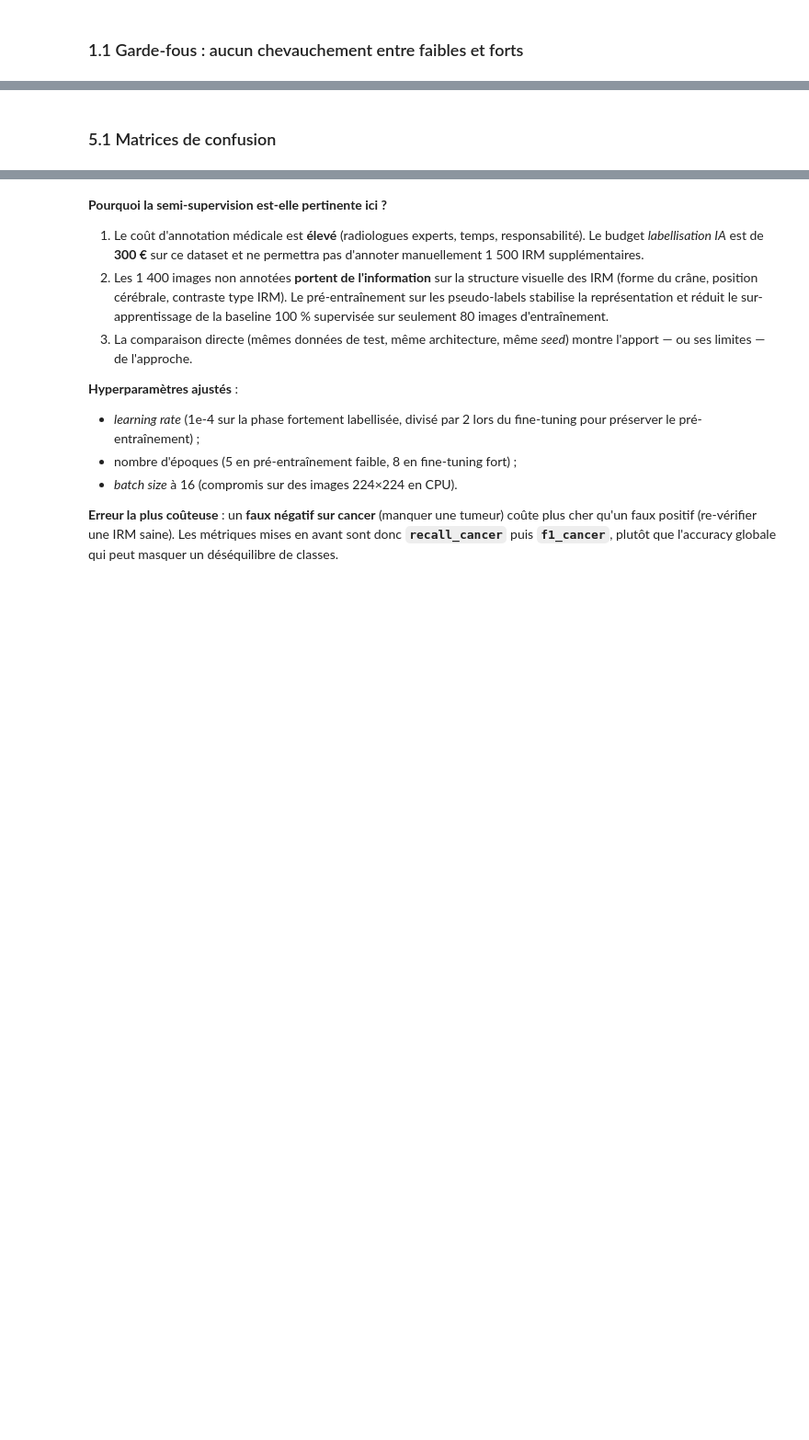
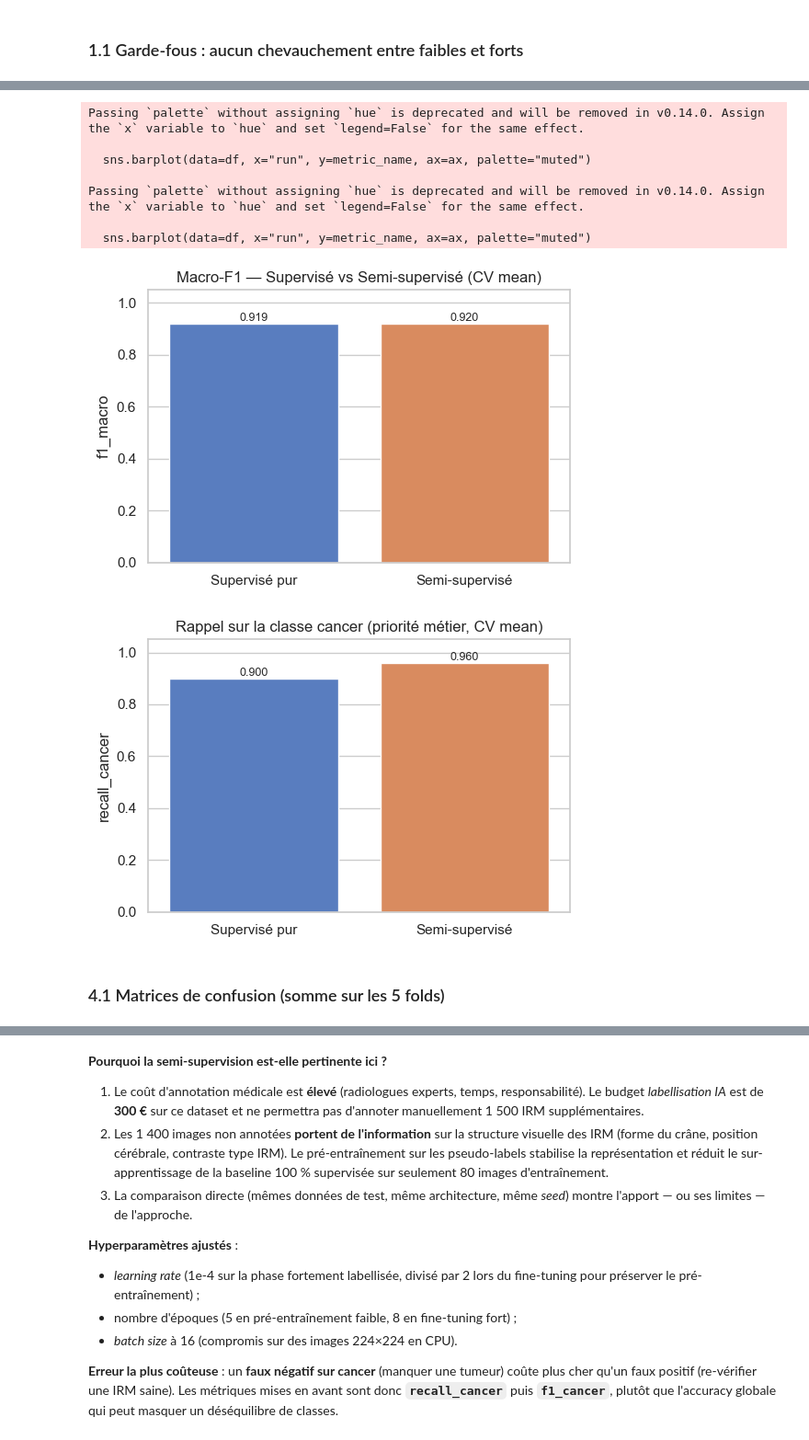
Before and after one commit to BenoitJT-GIRARD/mri-semisupervised, a Jupyter notebook: notebooks/02_semi_supervised.ipynb, the cells around one changed output, grey strips where cells are left out. Shown at 92% size. Saved outputs shown, nothing was run; the diff lists cells and outputs as text; code cells hidden in the pictures; blank space fills up the shorter version.

```diff
--- a/notebooks/02_semi_supervised.ipynb
+++ b/notebooks/02_semi_supervised.ipynb
@@ -139,0 +132,13 @@ print(json.dumps(
+# %%
+reports = cross_validate(
+    strong_paths=labeled_df["path"].tolist(),
+    strong_labels=labeled_df["label_index"].tolist(),
+    weak_paths=weak["path"].tolist(),
+    weak_labels=weak["weak_label_index"].astype(int).tolist(),
+    class_names=list(CLASSES),
+    cfg=cfg,
+    seed=SEED,
+)
+
+agg_sup = aggregate_reports(reports["supervised"])
+agg_semi = aggregate_reports(reports["semi_supervised"])
@@ -156,16 +176,30 @@ comparison.style.format("{:.3f}")
 # %%
+runs = {
+    "Supervisé pur": {k: v["mean"] for k, v in agg_sup.items()},
+    "Semi-supervisé": {k: v["mean"] for k, v in agg_semi.items()},
+}
 _ = plot_metrics_bar(
     runs,
     metric_name="f1_macro",
-    title="Macro-F1 — Supervisé vs Semi-supervisé",
+    title="Macro-F1 — Supervisé vs Semi-supervisé (CV mean)",
     save_path=FIGURES_DIR / "compare_f1.png",
 )
 _ = plot_metrics_bar(
     runs,
     metric_name="recall_cancer",
-    title="Rappel sur la classe cancer (priorité métier)",
+    title="Rappel sur la classe cancer (priorité métier, CV mean)",
     save_path=FIGURES_DIR / "compare_recall_cancer.png",
 )
+# %% [output]
+Passing `palette` without assigning `hue` is deprecated and will be removed in v0.14.0. Assign the `x` variable to `hue` and set `legend=False` for the same effect.
+
+  sns.barplot(data=df, x="run", y=metric_name, ax=ax, palette="muted")
+
+Passing `palette` without assigning `hue` is deprecated and will be removed in v0.14.0. Assign the `x` variable to `hue` and set `legend=False` for the same effect.
+
+  sns.barplot(data=df, x="run", y=metric_name, ax=ax, palette="muted")
+[figure, added]
+[figure, added]
 # %% [markdown]
-### 5.1 Matrices de confusion
+### 4.1 Matrices de confusion (somme sur les 5 folds)
 # %%
```
Also changed, not shown: parts of 32 cells of this notebook, 1 other file.
